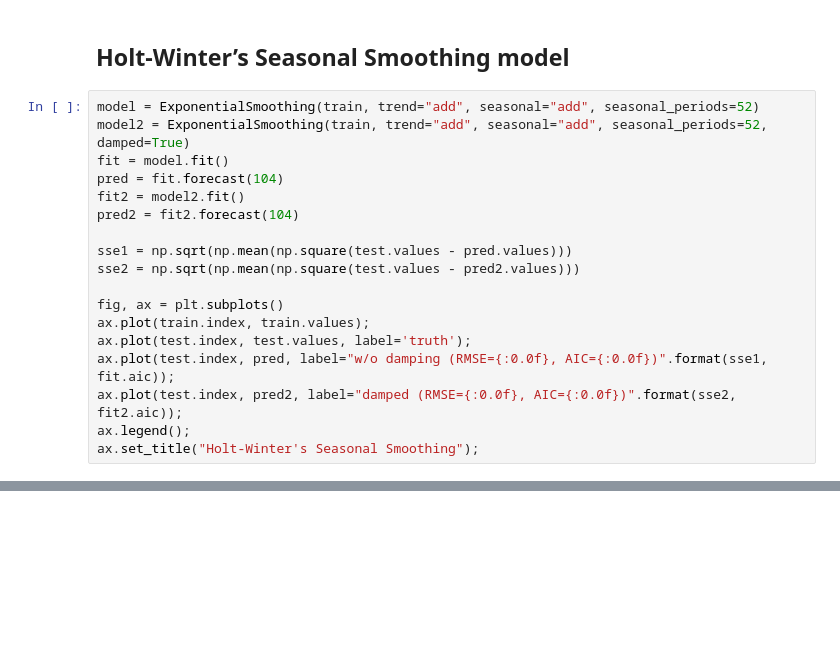
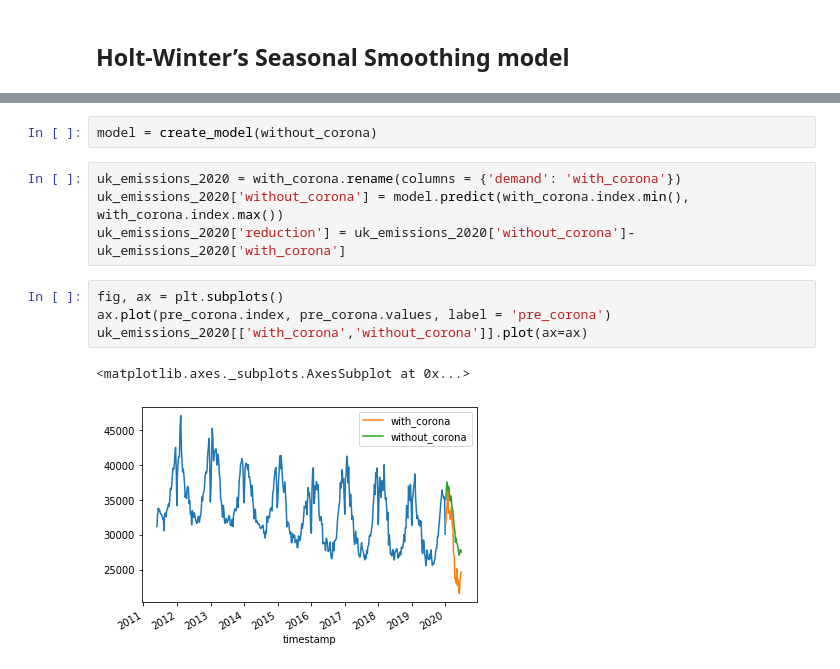
Before and after one commit to BristolFluFighters/BristolFluFighters_NERCHackathonTwo_Recovery, a Jupyter notebook: emissions_forecast.ipynb, the cells around one changed output, grey strips where cells are left out. Drawn from its saved outputs; the diff is of its cells as text; blank space fills up the shorter version.

```diff
--- a/emissions_forecast.ipynb
+++ b/emissions_forecast.ipynb
@@ -164,20 +112,2 @@ test = load_df.iloc[-104:]
 # %% [markdown]
 ## Holt-Winter’s Seasonal Smoothing model
-# %%
-model = ExponentialSmoothing(train, trend="add", seasonal="add", seasonal_periods=52)
-model2 = ExponentialSmoothing(train, trend="add", seasonal="add", seasonal_periods=52, damped=True)
-fit = model.fit()
-pred = fit.forecast(104)
-fit2 = model2.fit()
-pred2 = fit2.forecast(104)
-
-sse1 = np.sqrt(np.mean(np.square(test.values - pred.values)))
-sse2 = np.sqrt(np.mean(np.square(test.values - pred2.values)))
-
-fig, ax = plt.subplots()
-ax.plot(train.index, train.values);
-ax.plot(test.index, test.values, label='truth');
-ax.plot(test.index, pred, label="w/o damping (RMSE={:0.0f}, AIC={:0.0f})".format(sse1, fit.aic));
-ax.plot(test.index, pred2, label="damped (RMSE={:0.0f}, AIC={:0.0f})".format(sse2, fit2.aic));
-ax.legend();
-ax.set_title("Holt-Winter's Seasonal Smoothing");
@@ -187,0 +171,13 @@ The version with damping works well. Good alignment up until 2020 when the 'trut
+# %%
+model = create_model(without_corona)
+# %%
+uk_emissions_2020 = with_corona.rename(columns = {'demand': 'with_corona'})
+uk_emissions_2020['without_corona'] = model.predict(with_corona.index.min(), with_corona.index.max())
+uk_emissions_2020['reduction'] = uk_emissions_2020['without_corona']-uk_emissions_2020['with_corona']
+# %%
+fig, ax = plt.subplots()
+ax.plot(pre_corona.index, pre_corona.values, label = 'pre_corona')
+uk_emissions_2020[['with_corona','without_corona']].plot(ax=ax)
+# %% [output]
+<matplotlib.axes._subplots.AxesSubplot at 0x...>
+[figure, added]
```
Also changed, not shown: parts of 33 cells of this notebook, 1 other file.
